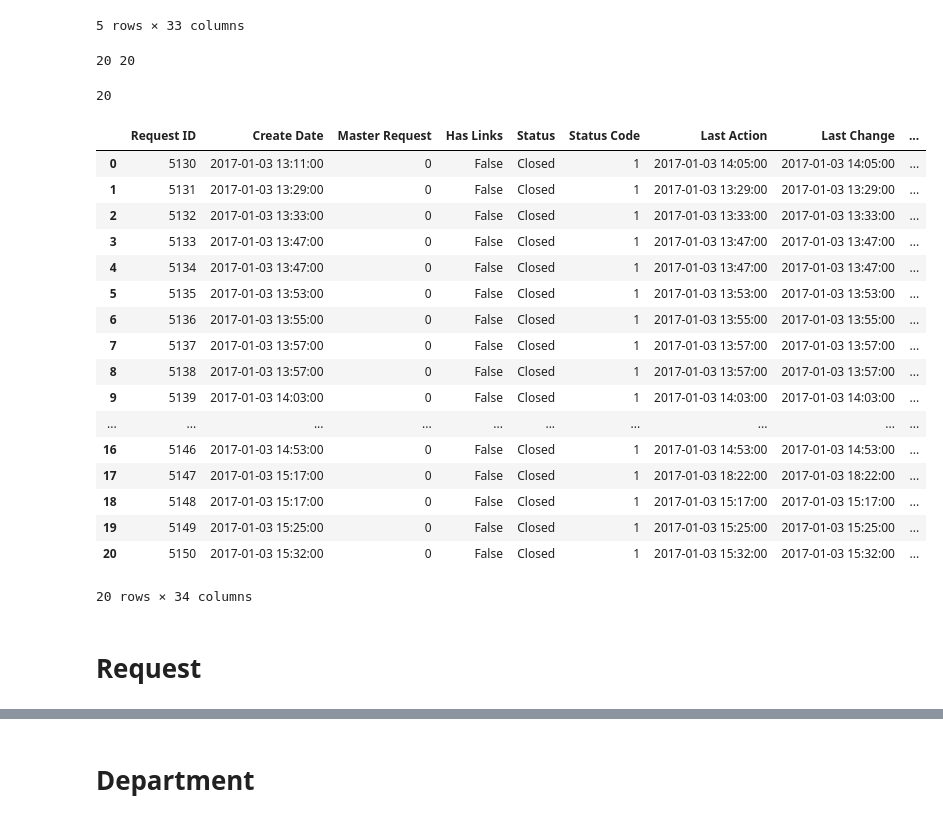
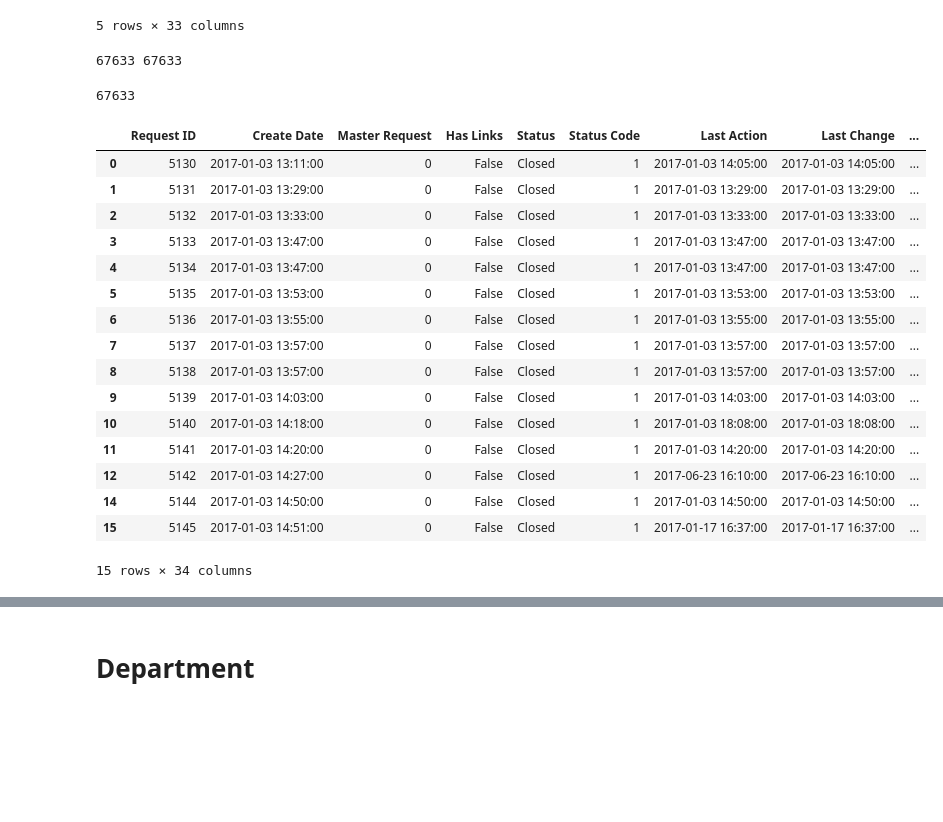
Before and after one commit to Ayush-Shirsat/Haverhill_request, a Jupyter notebook: src/data analysis.ipynb, the cells around one changed output, grey strips where cells are left out. Cells and saved outputs as stored; diff of their text form; code cells hidden in the pictures; blank space fills up the shorter version.

```diff
--- a/src/data analysis.ipynb
+++ b/src/data analysis.ipynb
@@ -156,7 +161,6 @@ len(close)
 # %% [output]
 67633
 # %%
-req = req[:20]
 req.head()
 # %% [output]
 |  | Request ID | Create Date | Master Request | Has Links | Status | Status Code | Last Action | Last Change | ... |
@@ -183,34 +187,31 @@ for idx, row in req.iterrows():
 # %%
 print(len(time_taken),len(req))
 # %% [output]
-20 20
+67633 67633
 # %%
 time_taken = list(time_taken)
 len(time_taken)
 # %% [output]
-20
+67633
 # %%
 req['completion time'] = time_taken
 # %%
-req.head(20)
+req.head(15)
 # %% [output]
 |  | Request ID | Create Date | Master Request | Has Links | Status | Status Code | Last Action | Last Change | ... |
 | 0 | 5130 | 2017-01-03 13:11:00 | 0 | False | Closed | 1 | 2017-01-03 14:05:00 | 2017-01-03 14:05:00 | ... |
 | 1 | 5131 | 2017-01-03 13:29:00 | 0 | False | Closed | 1 | 2017-01-03 13:29:00 | 2017-01-03 13:29:00 | ... |
 | 2 | 5132 | 2017-01-03 13:33:00 | 0 | False | Closed | 1 | 2017-01-03 13:33:00 | 2017-01-03 13:33:00 | ... |
 | 3 | 5133 | 2017-01-03 13:47:00 | 0 | False | Closed | 1 | 2017-01-03 13:47:00 | 2017-01-03 13:47:00 | ... |
 | 4 | 5134 | 2017-01-03 13:47:00 | 0 | False | Closed | 1 | 2017-01-03 13:47:00 | 2017-01-03 13:47:00 | ... |
 | 5 | 5135 | 2017-01-03 13:53:00 | 0 | False | Closed | 1 | 2017-01-03 13:53:00 | 2017-01-03 13:53:00 | ... |
 | 6 | 5136 | 2017-01-03 13:55:00 | 0 | False | Closed | 1 | 2017-01-03 13:55:00 | 2017-01-03 13:55:00 | ... |
 | 7 | 5137 | 2017-01-03 13:57:00 | 0 | False | Closed | 1 | 2017-01-03 13:57:00 | 2017-01-03 13:57:00 | ... |
 | 8 | 5138 | 2017-01-03 13:57:00 | 0 | False | Closed | 1 | 2017-01-03 13:57:00 | 2017-01-03 13:57:00 | ... |
 | 9 | 5139 | 2017-01-03 14:03:00 | 0 | False | Closed | 1 | 2017-01-03 14:03:00 | 2017-01-03 14:03:00 | ... |
-| ... | ... | ... | ... | ... | ... | ... | ... | ... | ... |
-| 16 | 5146 | 2017-01-03 14:53:00 | 0 | False | Closed | 1 | 2017-01-03 14:53:00 | 2017-01-03 14:53:00 | ... |
-| 17 | 5147 | 2017-01-03 15:17:00 | 0 | False | Closed | 1 | 2017-01-03 18:22:00 | 2017-01-03 18:22:00 | ... |
-| 18 | 5148 | 2017-01-03 15:17:00 | 0 | False | Closed | 1 | 2017-01-03 15:17:00 | 2017-01-03 15:17:00 | ... |
-| 19 | 5149 | 2017-01-03 15:25:00 | 0 | False | Closed | 1 | 2017-01-03 15:25:00 | 2017-01-03 15:25:00 | ... |
-| 20 | 5150 | 2017-01-03 15:32:00 | 0 | False | Closed | 1 | 2017-01-03 15:32:00 | 2017-01-03 15:32:00 | ... |
+| 10 | 5140 | 2017-01-03 14:18:00 | 0 | False | Closed | 1 | 2017-01-03 18:08:00 | 2017-01-03 18:08:00 | ... |
+| 11 | 5141 | 2017-01-03 14:20:00 | 0 | False | Closed | 1 | 2017-01-03 14:20:00 | 2017-01-03 14:20:00 | ... |
+| 12 | 5142 | 2017-01-03 14:27:00 | 0 | False | Closed | 1 | 2017-06-23 16:10:00 | 2017-06-23 16:10:00 | ... |
+| 14 | 5144 | 2017-01-03 14:50:00 | 0 | False | Closed | 1 | 2017-01-03 14:50:00 | 2017-01-03 14:50:00 | ... |
+| 15 | 5145 | 2017-01-03 14:51:00 | 0 | False | Closed | 1 | 2017-01-17 16:37:00 | 2017-01-17 16:37:00 | ... |
-20 rows × 34 columns
+15 rows × 34 columns
-# %% [markdown]
-# Request
```
Also changed, not shown: parts of 134 cells of this notebook.
